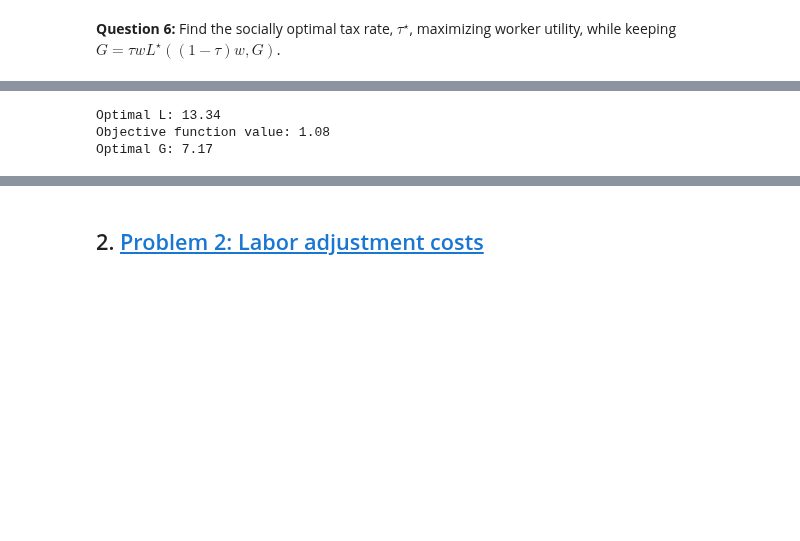
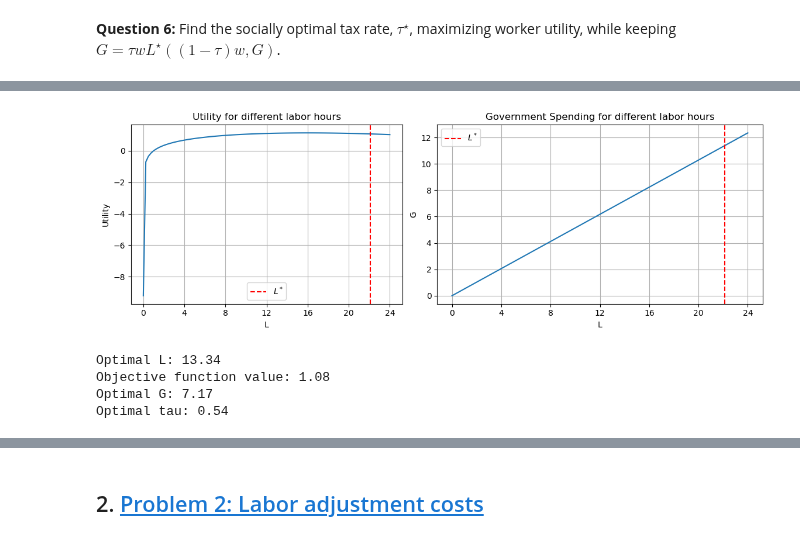
Before and after one commit to NumEconCopenhagen/projects-2023-bpr871, a Jupyter notebook: bpr871_eksamen/Q1-sissel.ipynb, the cells around one changed output, grey strips where cells are left out. Cells and saved outputs as stored; diff of their text form; code cells hidden in the pictures; blank space fills up the shorter version.

```diff
--- a/bpr871_eksamen/Q1-sissel.ipynb
+++ b/bpr871_eksamen/Q1-sissel.ipynb
@@ -356,9 +381,14 @@ Optimal G: 11.55
+# %%
+# Plotting utility and Government Budget for different levels of labor hours
+instance_q1.illustrate_optimal_ces(par='par1', var='L_tau', optimal_L=optimal_L)
+# %% [output]
+[figure, added]
 # %%
 # Solution for parameters in Set 2:
-
 # Call the optimize_tau_and_print_ces method
-instance_q1.optimize_and_print_ces(par='par2', var='L_tau')
+optimal_L, optimal_tau = instance_q1.optimize_and_print_ces(par='par2', var='L_tau')
 # %% [output]
 Optimal L: 13.34
 Objective function value: 1.08
 Optimal G: 7.17
+Optimal tau: 0.54
```
Also changed, not shown: parts of 14 cells of this notebook, 1 other file.
